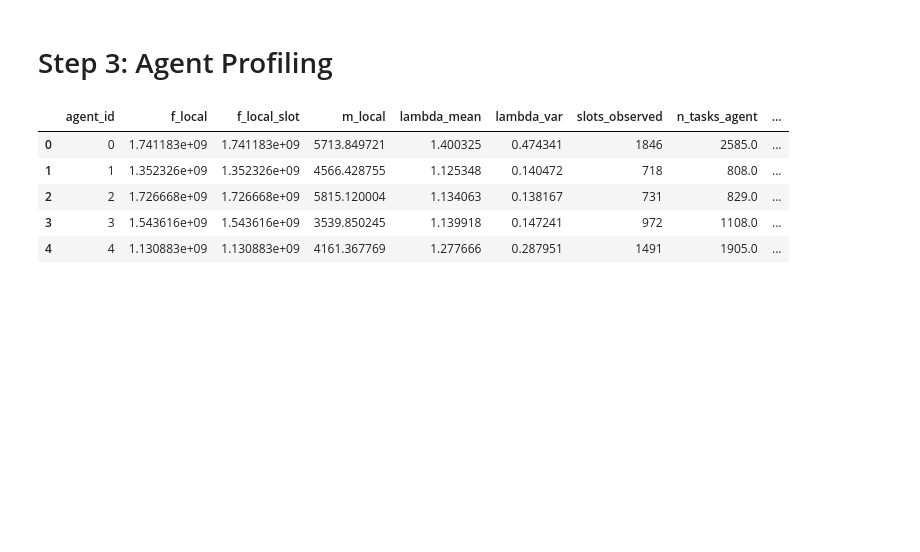
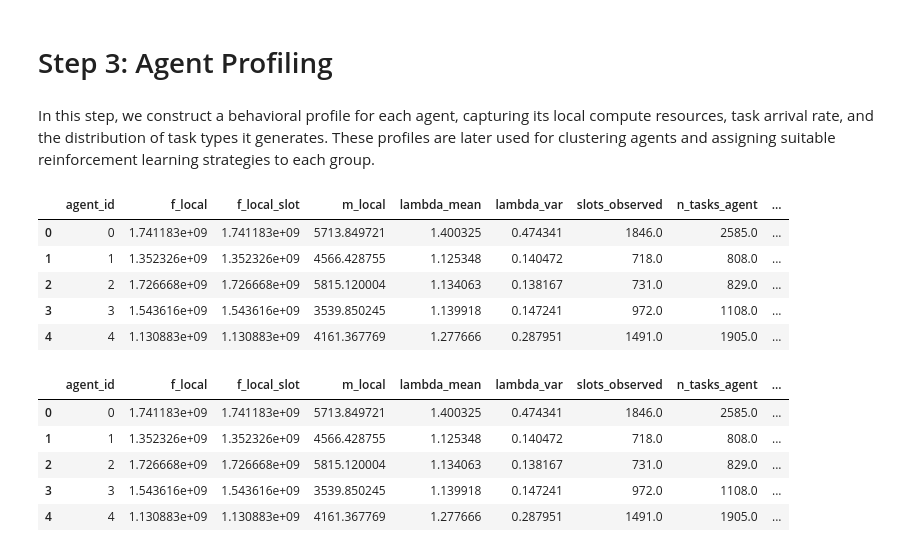
Before and after one commit to niusha-yaghini/Clustering-based-MARL-Offloading-in-Edge-Computing, a Jupyter notebook: Algorithm/Algorithm.ipynb, the cells around one changed output. Saved outputs shown, nothing was run; the diff lists cells and outputs as text; code cells hidden in the pictures; blank space fills up the shorter version.

```diff
--- a/Algorithm/Algorithm.ipynb
+++ b/Algorithm/Algorithm.ipynb
@@ -1610,3 +1879,5 @@ env_configs["ep_000"]["clustered"]["heavy"]["tasks"][["task_id","task_type","tas
 # %% [markdown]
 <h1> Step 3: Agent Profiling </h1>
+# %% [markdown]
+In this step, we construct a behavioral profile for each agent, capturing its local compute resources, task arrival rate, and the distribution of task types it generates. These profiles are later used for clustering agents and assigning suitable reinforcement learning strategies to each group.
 # %%
@@ -1772,17 +2093,24 @@ def build_all_agent_profiles(env_configs: Dict[str, Dict[str, Dict[str, Any]]]):
     return out
 # %%
-# Build agent profiles for all (episode → topology → scenario) environments
+
+# ---- Build + quick peek (optional) ----
 agent_profiles = build_all_agent_profiles(env_configs)
 
 # Example: Access the profile table for a specific episode / topology / scenario
-agent_profiles["ep_000"]["clustered"]["heavy"].head()
+display(agent_profiles["ep_000"]["clustered"]["heavy"].head())
 
-# Alternatively, the profile is also stored directly inside env_configs for convenience:
-env_configs["ep_000"]["clustered"]["heavy"]["agent_profiles"].head()
+# Alternatively, read directly from env_configs:
+display(env_configs["ep_000"]["clustered"]["heavy"]["agent_profiles"].head())
 # %% [output]
 |  | agent_id | f_local | f_local_slot | m_local | lambda_mean | lambda_var | slots_observed | n_tasks_agent | ... |
-| 0 | 0 | 1.741183e+09 | 1.741183e+09 | 5713.849721 | 1.400325 | 0.474341 | 1846 | 2585.0 | ... |
-| 1 | 1 | 1.352326e+09 | 1.352326e+09 | 4566.428755 | 1.125348 | 0.140472 | 718 | 808.0 | ... |
-| 2 | 2 | 1.726668e+09 | 1.726668e+09 | 5815.120004 | 1.134063 | 0.138167 | 731 | 829.0 | ... |
-| 3 | 3 | 1.543616e+09 | 1.543616e+09 | 3539.850245 | 1.139918 | 0.147241 | 972 | 1108.0 | ... |
-| 4 | 4 | 1.130883e+09 | 1.130883e+09 | 4161.367769 | 1.277666 | 0.287951 | 1491 | 1905.0 | ... |
+| 0 | 0 | 1.741183e+09 | 1.741183e+09 | 5713.849721 | 1.400325 | 0.474341 | 1846.0 | 2585.0 | ... |
+| 1 | 1 | 1.352326e+09 | 1.352326e+09 | 4566.428755 | 1.125348 | 0.140472 | 718.0 | 808.0 | ... |
+| 2 | 2 | 1.726668e+09 | 1.726668e+09 | 5815.120004 | 1.134063 | 0.138167 | 731.0 | 829.0 | ... |
+| 3 | 3 | 1.543616e+09 | 1.543616e+09 | 3539.850245 | 1.139918 | 0.147241 | 972.0 | 1108.0 | ... |
+| 4 | 4 | 1.130883e+09 | 1.130883e+09 | 4161.367769 | 1.277666 | 0.287951 | 1491.0 | 1905.0 | ... |
+|  | agent_id | f_local | f_local_slot | m_local | lambda_mean | lambda_var | slots_observed | n_tasks_agent | ... |
+| 0 | 0 | 1.741183e+09 | 1.741183e+09 | 5713.849721 | 1.400325 | 0.474341 | 1846.0 | 2585.0 | ... |
+| 1 | 1 | 1.352326e+09 | 1.352326e+09 | 4566.428755 | 1.125348 | 0.140472 | 718.0 | 808.0 | ... |
+| 2 | 2 | 1.726668e+09 | 1.726668e+09 | 5815.120004 | 1.134063 | 0.138167 | 731.0 | 829.0 | ... |
+| 3 | 3 | 1.543616e+09 | 1.543616e+09 | 3539.850245 | 1.139918 | 0.147241 | 972.0 | 1108.0 | ... |
+| 4 | 4 | 1.130883e+09 | 1.130883e+09 | 4161.367769 | 1.277666 | 0.287951 | 1491.0 | 1905.0 | ... |
```
Also changed, not shown: parts of 11 cells of this notebook, 38 other files.
